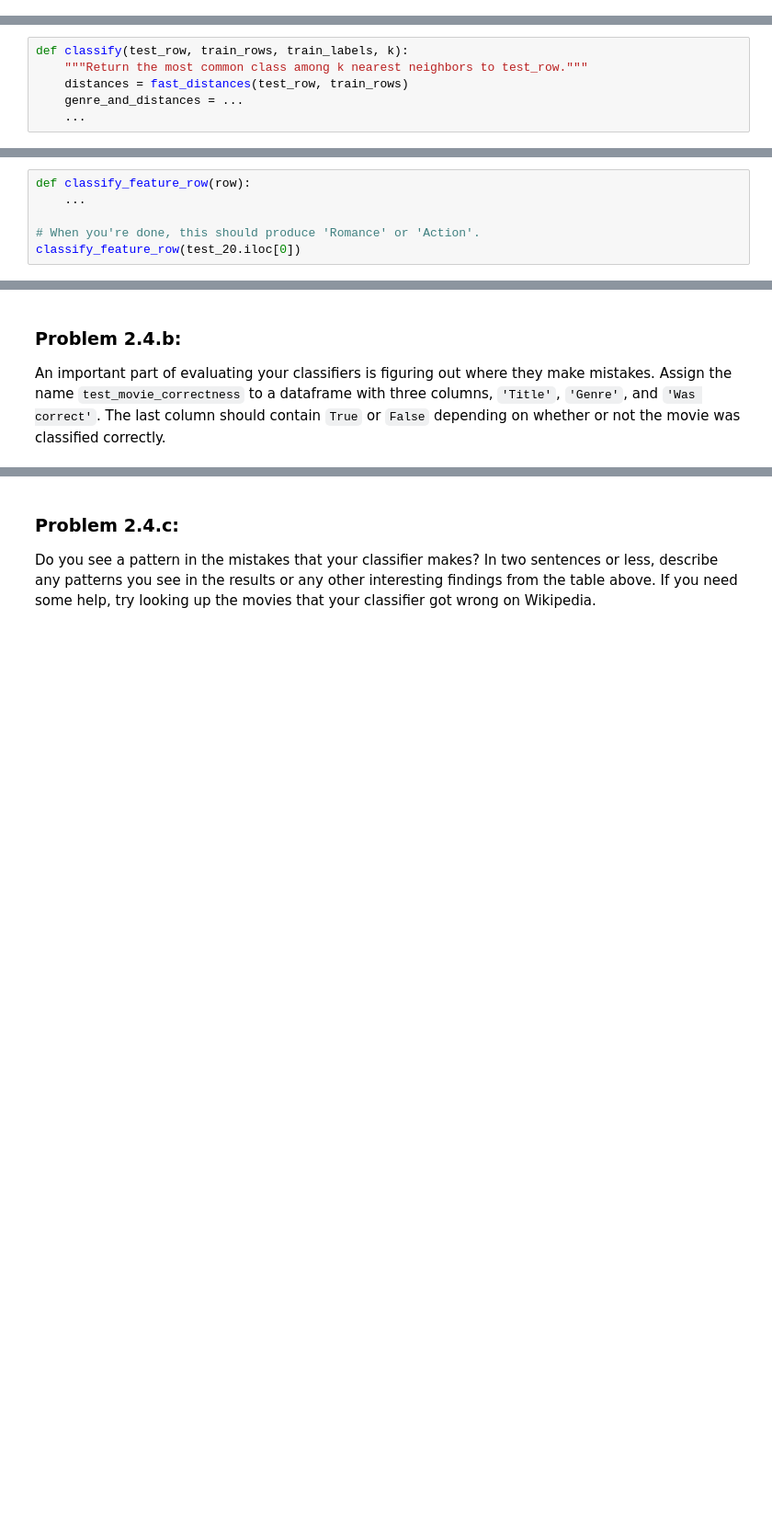
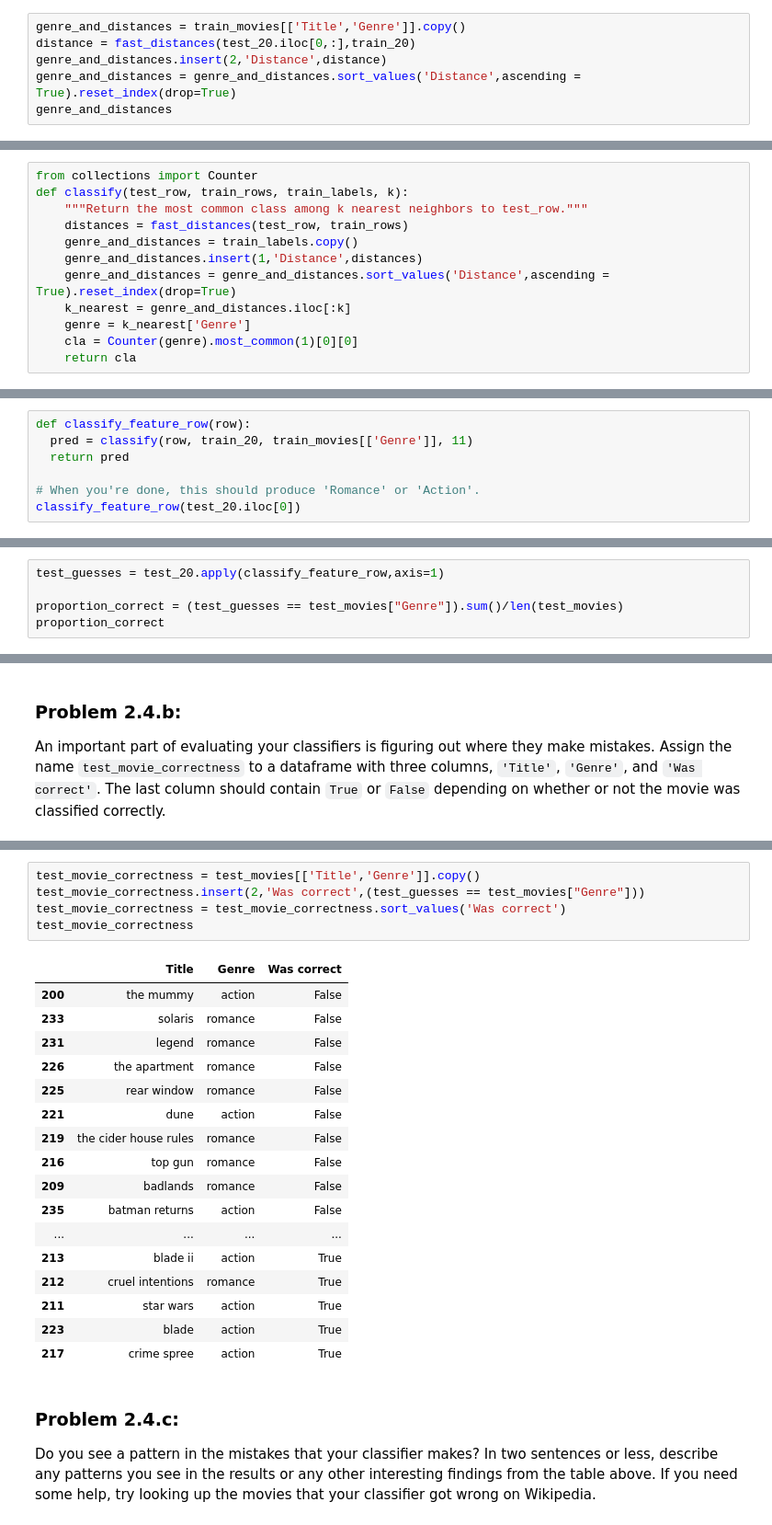
Before and after one commit to yuhanqianns94/Intro-to-ML, a Jupyter notebook: assignments/assn1/assn1.ipynb, the cells around one changed output, grey strips where cells are left out. Shown at 92% size. Saved outputs shown, nothing was run; the diff lists cells and outputs as text; blank space fills up the shorter version.

```diff
--- a/assignments/assn1/assn1.ipynb
+++ b/assignments/assn1/assn1.ipynb
@@ -843,0 +849,6 @@ Ellipsis
+# %%
+genre_and_distances = train_movies[['Title','Genre']].copy()
+distance = fast_distances(test_20.iloc[0,:],train_20)
+genre_and_distances.insert(2,'Distance',distance)
+genre_and_distances = genre_and_distances.sort_values('Distance',ascending = True).reset_index(drop=True)
+genre_and_distances
@@ -873,11 +898,17 @@ It should return the class a `k`-nearest neighbor classifier picks for the given
 
 *Hint:* You may find [`Counter().most_common()`](https://docs.python.org/3/library/collections.html#collections.Counter) helpful for finding the classification result.
 # %%
+from collections import Counter
 def classify(test_row, train_rows, train_labels, k):
     """Return the most common class among k nearest neighbors to test_row."""
     distances = fast_distances(test_row, train_rows)
-    genre_and_distances = ...
-    ...
+    genre_and_distances = train_labels.copy()
+    genre_and_distances.insert(1,'Distance',distances)
+    genre_and_distances = genre_and_distances.sort_values('Distance',ascending = True).reset_index(drop=True)
+    k_nearest = genre_and_distances.iloc[:k]
+    genre = k_nearest['Genre']
+    cla = Counter(genre).most_common(1)[0][0]
+    return cla
 # %% [markdown]
 ### Problem 2.3.g:
 
@@ -897,7 +928,8 @@ Finally, when we evaluate our classifier, it will be useful to have a classifica
 Create a classification function that takes as its argument a row containing your 20 features and classifies that row using the 11-nearest neighbors algorithm with `train_20` as its training set.
 # %%
 def classify_feature_row(row):
-    ...
+  pred = classify(row, train_20, train_movies[['Genre']], 11)
+  return pred
 
 # When you're done, this should produce 'Romance' or 'Action'.
 classify_feature_row(test_20.iloc[0])
@@ -917,0 +946,5 @@ Ellipsis
+# %%
+test_guesses = test_20.apply(classify_feature_row,axis=1)
+
+proportion_correct = (test_guesses == test_movies["Genre"]).sum()/len(test_movies)
+proportion_correct
@@ -925,3 +957,26 @@ test_movie_correctness = ...
+# %%
+test_movie_correctness = test_movies[['Title','Genre']].copy()
+test_movie_correctness.insert(2,'Was correct',(test_guesses == test_movies["Genre"]))
+test_movie_correctness = test_movie_correctness.sort_values('Was correct')
+test_movie_correctness
+# %% [output]
+|  | Title | Genre | Was correct |
+| 200 | the mummy | action | False |
+| 233 | solaris | romance | False |
+| 231 | legend | romance | False |
+| 226 | the apartment | romance | False |
+| 225 | rear window | romance | False |
+| 221 | dune | action | False |
+| 219 | the cider house rules | romance | False |
+| 216 | top gun | romance | False |
+| 209 | badlands | romance | False |
+| 235 | batman returns | action | False |
+| ... | ... | ... | ... |
+| 213 | blade ii | action | True |
+| 212 | cruel intentions | romance | True |
+| 211 | star wars | action | True |
+| 223 | blade | action | True |
+| 217 | crime spree | action | True |
 # %% [markdown]
 ### Problem 2.4.c:
 
```
Also changed, not shown: parts of 10 cells of this notebook.
